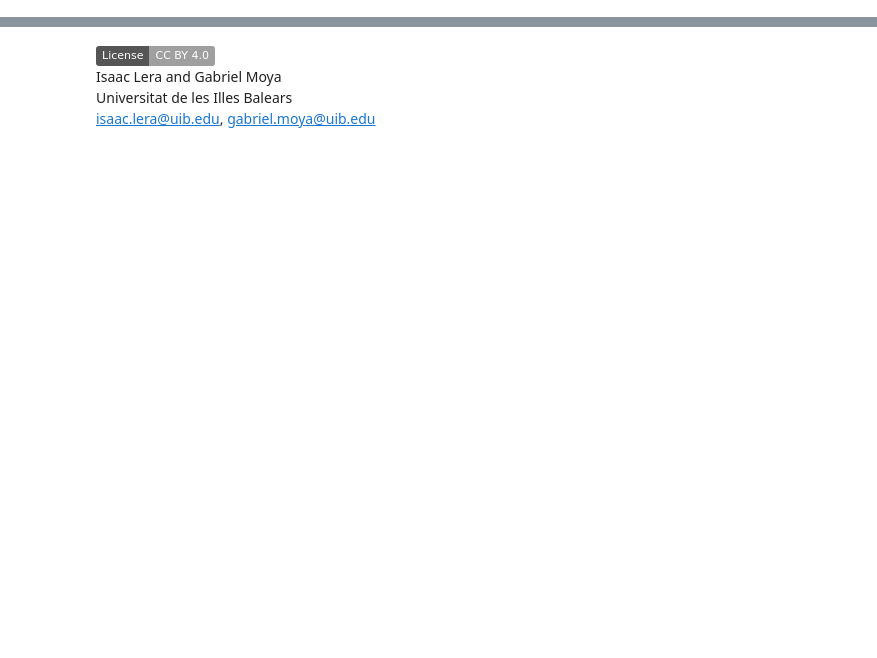
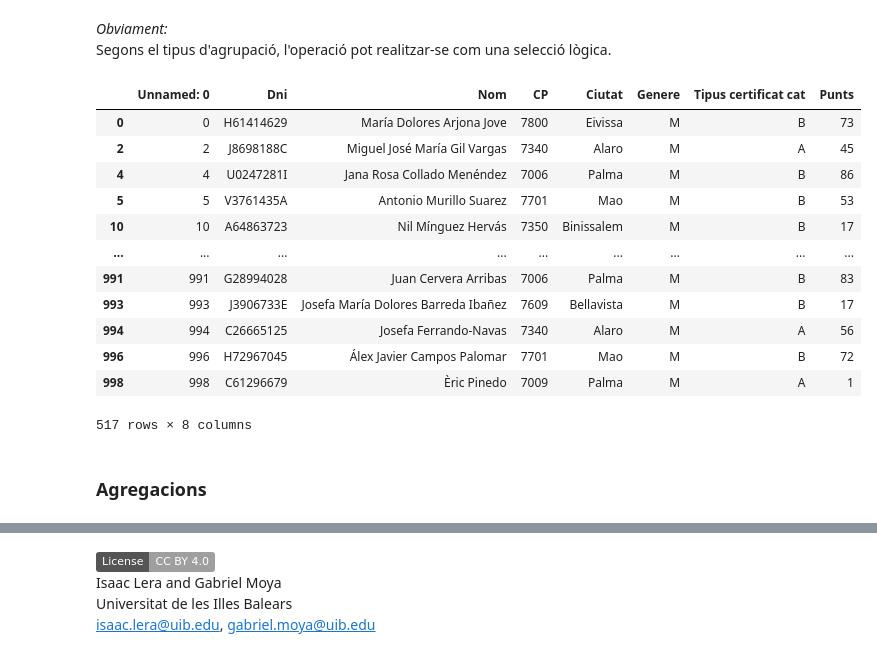
Before and after one commit to wisaaco/Curs_FG24GOI0074221, a Jupyter notebook: lessons/4c_Pandas_AgrupacioISeries.ipynb, the cells around one changed output, grey strips where cells are left out. Saved outputs shown, nothing was run; the diff lists cells and outputs as text; code cells hidden in the pictures; badges without logos; blank space fills up the shorter version.

```diff
--- a/lessons/4c_Pandas_AgrupacioISeries.ipynb
+++ b/lessons/4c_Pandas_AgrupacioISeries.ipynb
@@ -345,0 +100,21 @@ codigoContinentes[7] = ""
+# %% [markdown]
+*Obviament:*<br/>
+Segons el tipus d'agrupació, l'operació pot realitzar-se com una selecció lògica.
+# %%
+df[df.Genere=="M"]
+# %% [output]
+|  | Unnamed: 0 | Dni | Nom | CP | Ciutat | Genere | Tipus certificat cat | Punts |
+| 0 | 0 | H61414629 | María Dolores Arjona Jove | 7800 | Eivissa | M | B | 73 |
+| 2 | 2 | J8698188C | Miguel José María Gil Vargas | 7340 | Alaro | M | A | 45 |
+| 4 | 4 | U0247281I | Jana Rosa Collado Menéndez | 7006 | Palma | M | B | 86 |
+| 5 | 5 | V3761435A | Antonio Murillo Suarez | 7701 | Mao | M | B | 53 |
+| 10 | 10 | A64863723 | Nil Mínguez Hervás | 7350 | Binissalem | M | B | 17 |
+| ... | ... | ... | ... | ... | ... | ... | ... | ... |
+| 991 | 991 | G28994028 | Juan Cervera Arribas | 7006 | Palma | M | B | 83 |
+| 993 | 993 | J3906733E | Josefa María Dolores Barreda Ibañez | 7609 | Bellavista | M | B | 17 |
+| 994 | 994 | C26665125 | Josefa Ferrando-Navas | 7340 | Alaro | M | A | 56 |
+| 996 | 996 | H72967045 | Álex Javier Campos Palomar | 7701 | Mao | M | B | 72 |
+| 998 | 998 | C61296679 | Èric Pinedo | 7009 | Palma | M | A | 1 |
+517 rows × 8 columns
+# %% [markdown]
+### Agregacions
```
Also changed, not shown: parts of 174 cells of this notebook.
